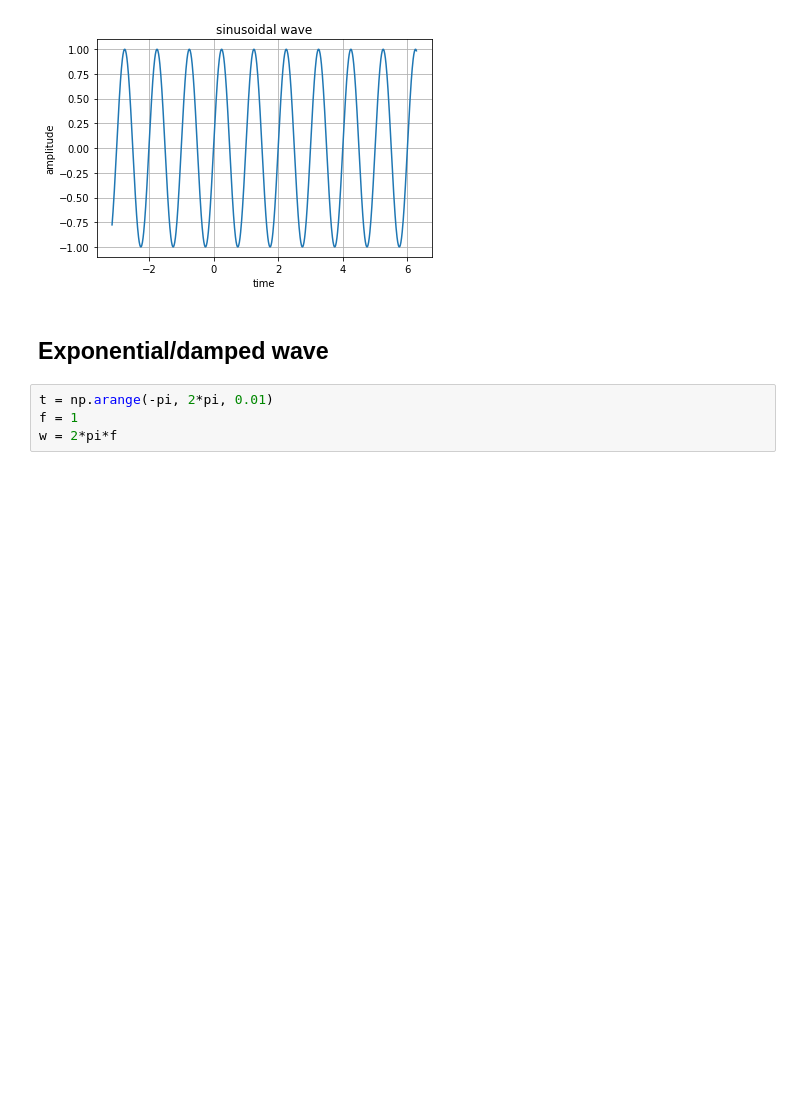
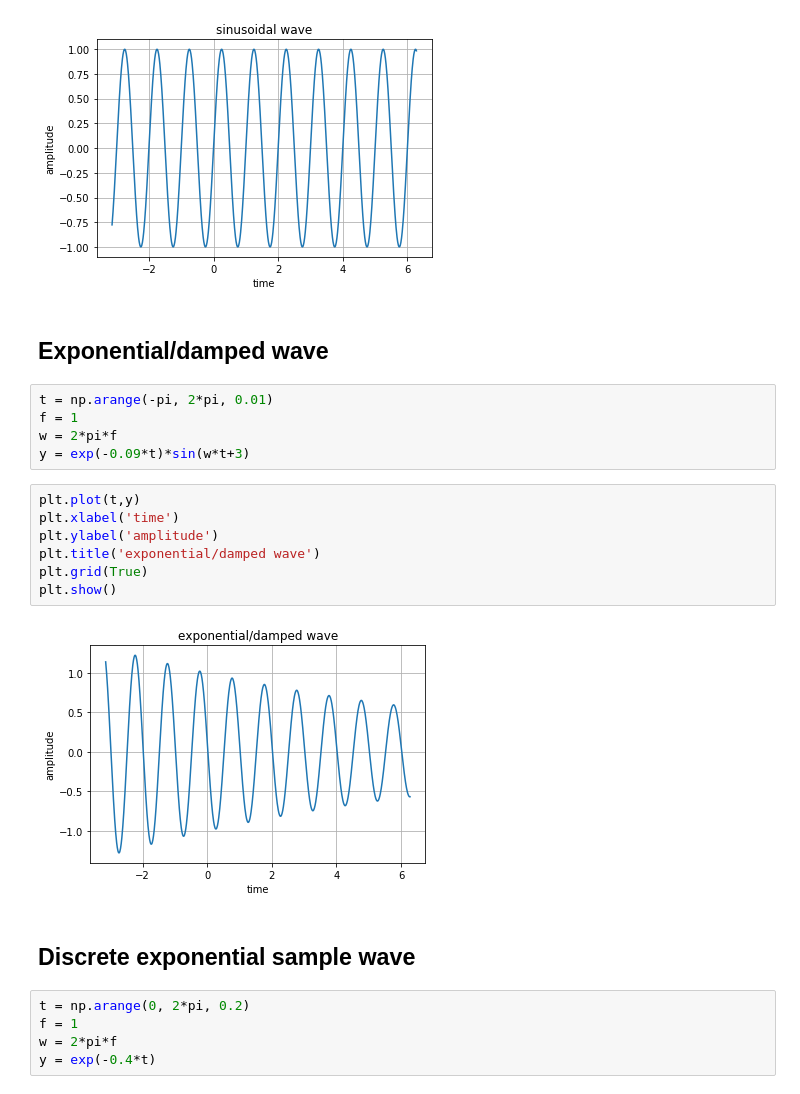
Before and after one commit to suhailnajeeb/ete-ice-399, a Jupyter notebook: experiment2.ipynb, the cells around one changed output. Drawn from its saved outputs; the diff is of its cells as text; blank space fills up the shorter version.

```diff
--- a/experiment2.ipynb
+++ b/experiment2.ipynb
@@ -30,3 +31,20 @@ plt.show()
 t = np.arange(-pi, 2*pi, 0.01)
 f = 1
 w = 2*pi*f
+y = exp(-0.09*t)*sin(w*t+3)
+# %%
+plt.plot(t,y)
+plt.xlabel('time')
+plt.ylabel('amplitude')
+plt.title('exponential/damped wave')
+plt.grid(True)
+plt.show()
+# %% [output]
+[figure, added]
+# %% [markdown]
+## Discrete exponential sample wave
+# %%
+t = np.arange(0, 2*pi, 0.2)
+f = 1
+w = 2*pi*f
+y = exp(-0.4*t)
```
Also changed, not shown: parts of 14 cells of this notebook.
